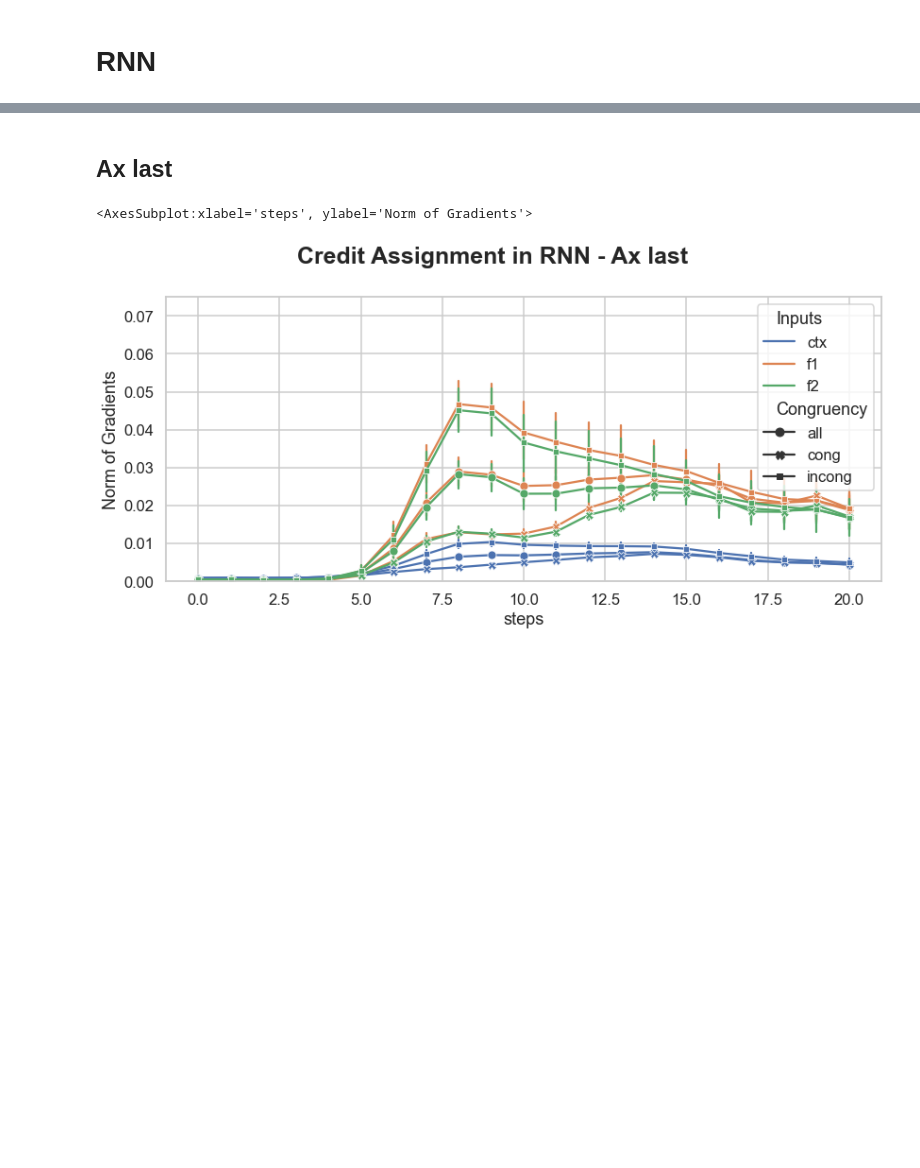
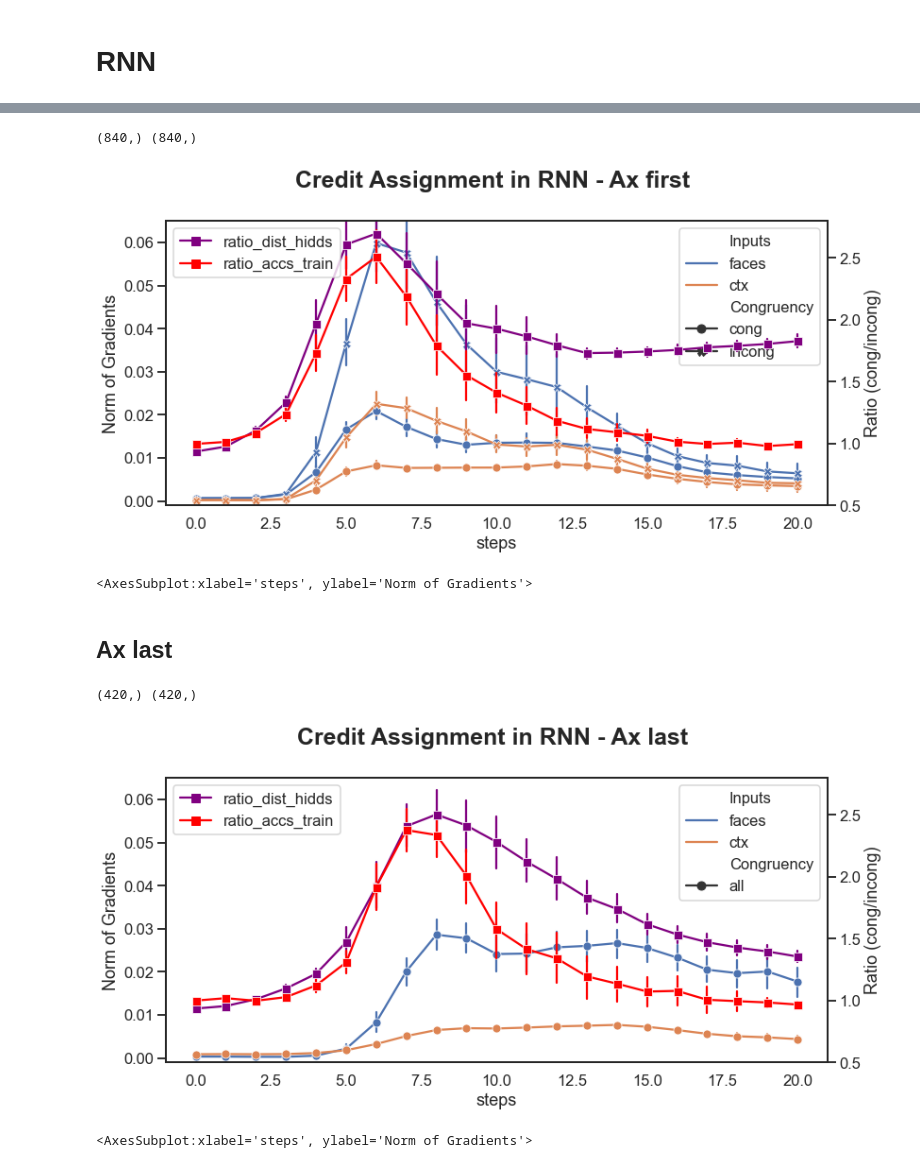
Before and after one commit to MaryZolfaghar/WCSLS, a Jupyter notebook: notebooks/resutls_credit_assignment.ipynb, the cells around one changed output, grey strips where cells are left out. Drawn from its saved outputs; the diff is of its cells as text; code cells hidden in the pictures; blank space fills up the shorter version.

```diff
--- a/notebooks/resutls_credit_assignment.ipynb
+++ b/notebooks/resutls_credit_assignment.ipynb
@@ -99,2 +305,13 @@ plot_norm_gard(dfs_norm_grad, ctx_order, ctx_order_str, model_str, mfig_str, sub
+# %%
+is_df_all=False
+
+fig, ax = plt.subplots(figsize=(figx,figy))
+dfs_norm_grad = concat_ng_dfs(ctx_order, ctx_order_str, is_df_all)
+dfs = dfs_norm_grad, df_ratio_cong_incong_acc_tr, df_ratio_hidds
+plot_norm_grad(dfs, ctx_order, ctx_order_str, model_str, mfig_str, sub_title, ax, is_df_all)
+# %% [output]
+(840,) (840,)
+[figure, added]
+<AxesSubplot:xlabel='steps', ylabel='Norm of Gradients'>
 # %% [markdown]
 ## Ax last
@@ -101,9 +322,11 @@ plot_norm_gard(dfs_norm_grad, ctx_order, ctx_order_str, model_str, mfig_str, sub
 # %%
+is_df_all=True
+
 fig, ax = plt.subplots(figsize=(figx,figy))
-ctx_order, ctx_order_str, model_str, mfig_str, sub_title = 'last', 'ctxL', 'RNN', 'normgradrnn', ''
-model_name = 'rnn'
-dfs_norm_grad = concat_dfs(ctx_order, ctx_order_str)
-plot_norm_gard(dfs_norm_grad, ctx_order, ctx_order_str, model_str, mfig_str, sub_title, ax)
+dfs_norm_grad = concat_ng_dfs(ctx_order, ctx_order_str, is_df_all)
+dfs = dfs_norm_grad, df_ratio_cong_incong_acc_tr, df_ratio_hidds
+plot_norm_grad(dfs, ctx_order, ctx_order_str, model_str, mfig_str, sub_title, ax, is_df_all)
 # %% [output]
-<AxesSubplot:xlabel='steps', ylabel='Norm of Gradients'>
+(420,) (420,)
-[figure, old version]
+[figure, new version]
+<AxesSubplot:xlabel='steps', ylabel='Norm of Gradients'>
```
Also changed, not shown: parts of 30 cells of this notebook, 7 other files.
